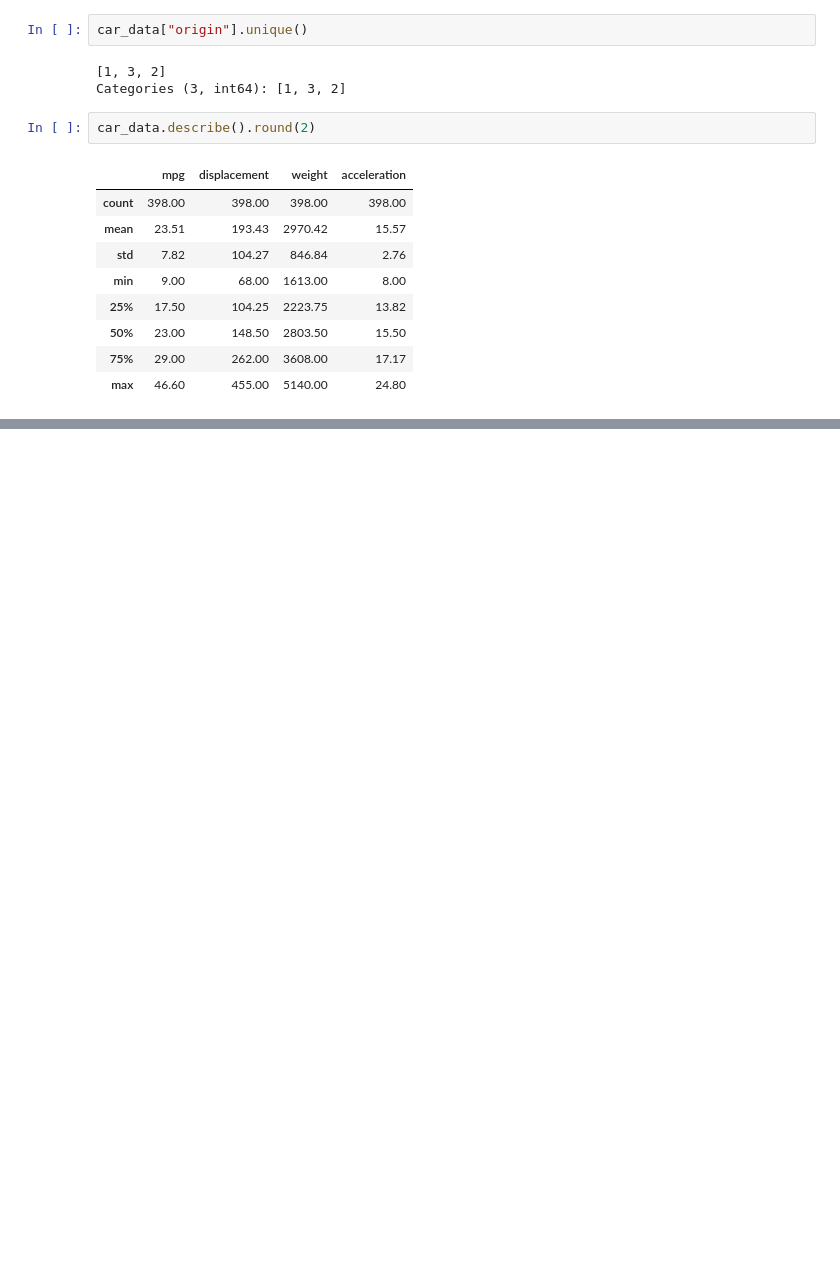
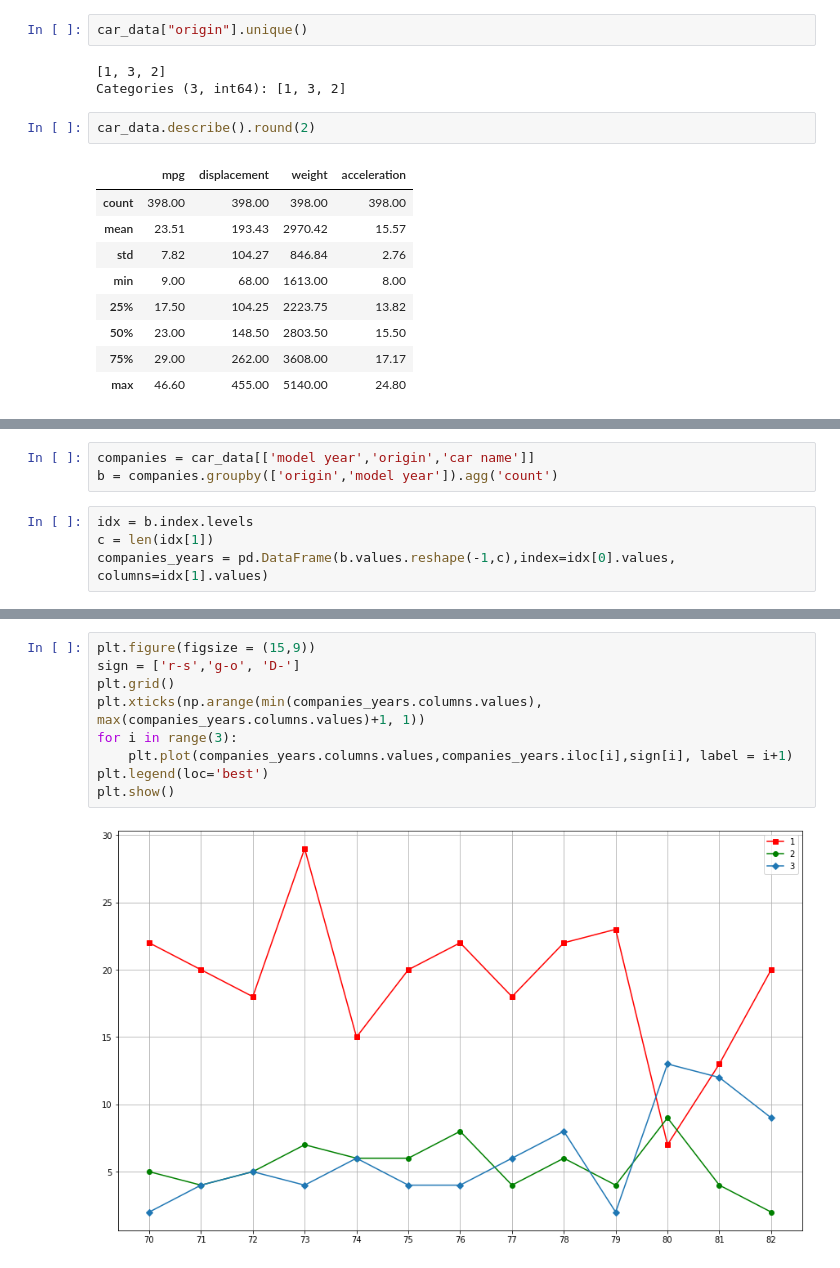
Before and after one commit to templarassVN/Data-Story, a Jupyter notebook: Team4_workspace.ipynb, the cells around one changed output, grey strips where cells are left out. Drawn from its saved outputs; the diff is of its cells as text; blank space fills up the shorter version.

```diff
--- a/Team4_workspace.ipynb
+++ b/Team4_workspace.ipynb
@@ -92,0 +148,7 @@ car_data.describe().round(2)
+# %%
+companies = car_data[['model year','origin','car name']]
+b = companies.groupby(['origin','model year']).agg('count')
+# %%
+idx = b.index.levels
+c = len(idx[1])
+companies_years = pd.DataFrame(b.values.reshape(-1,c),index=idx[0].values, columns=idx[1].values)
@@ -92,0 +168,11 @@ car_data.describe().round(2)
+# %%
+plt.figure(figsize = (15,9))
+sign = ['r-s','g-o', 'D-']
+plt.grid()
+plt.xticks(np.arange(min(companies_years.columns.values), max(companies_years.columns.values)+1, 1))
+for i in range(3):
+    plt.plot(companies_years.columns.values,companies_years.iloc[i],sign[i], label = i+1)
+plt.legend(loc='best')
+plt.show()
+# %% [output]
+[figure, added]
```
Also changed, not shown: parts of 11 cells of this notebook.
